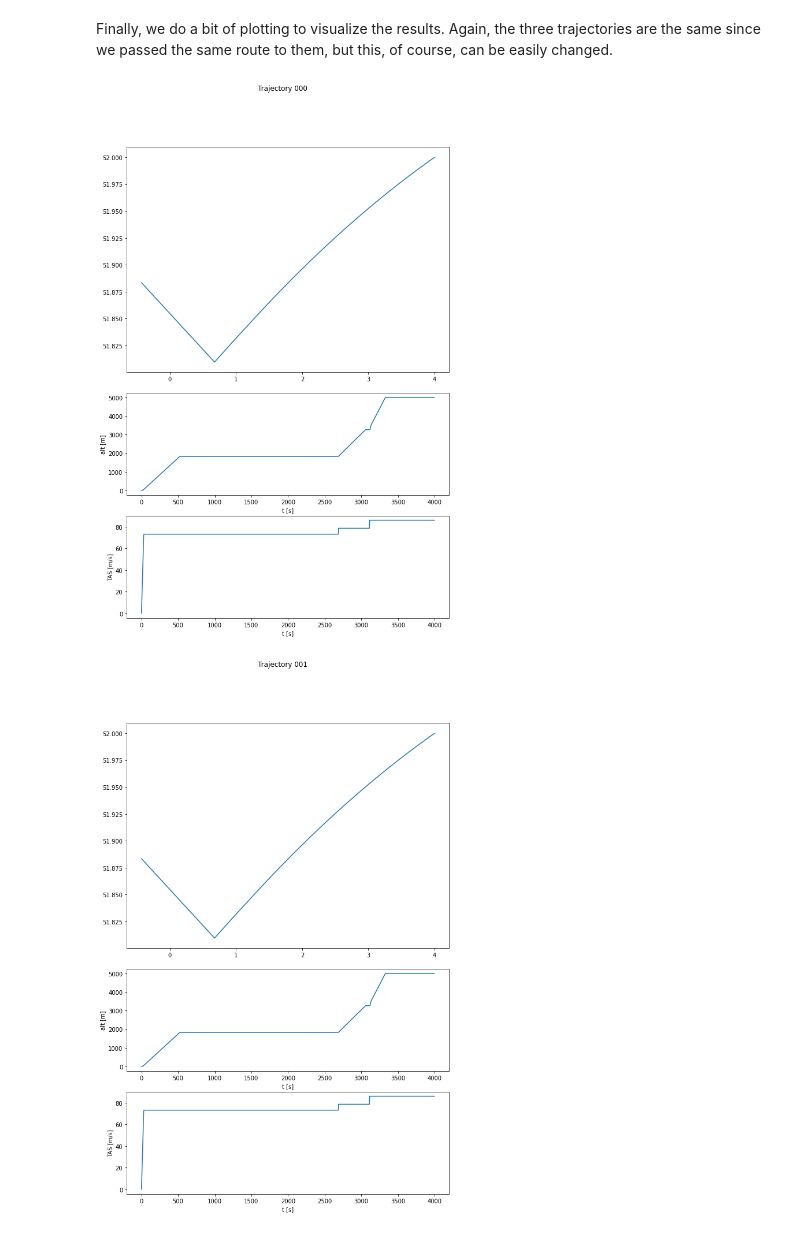
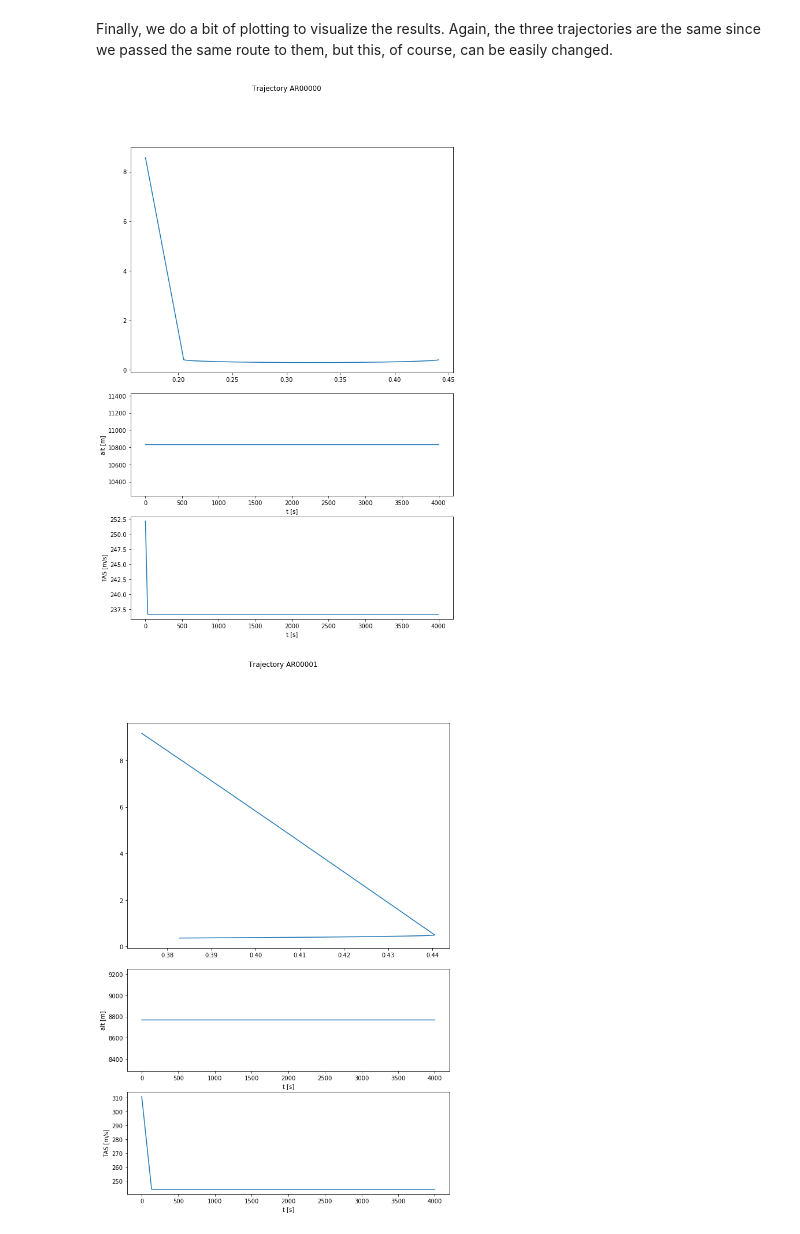
Before and after one commit to TUDelft-CNS-ATM/bluesky, a Jupyter notebook: docs/python_demo.ipynb, the cells around one changed output. Drawn from its saved outputs; the diff is of its cells as text; code cells hidden in the pictures.

```diff
--- a/docs/python_demo.ipynb
+++ b/docs/python_demo.ipynb
@@ -79,0 +18,10 @@ Writing cache: data/cache\py3\navdata.p
+# %%
+class ScreenDummy(ScreenIO):
+    """
+    Dummy class for the screen. Inherits from ScreenIO to make sure all the
+    necessary methods are there. This class is there to reimplement the echo
+    method so that console messages are printed.
+    """
+    def echo(self, text='', flags=0):
+        """Just print echo messages"""
+        print("BlueSky console:", text)
@@ -131,17 +87,14 @@ True
 # %% [markdown]
 Now that all our traffic has a route to fly, it's time to start the simulation.
 # %%
-# simulation time step
-bs.sim.simdt = 1
-
-# initial simulation time
-bs.sim.simt = 0
+# set simulation time step, and enable fast-time running
+bs.stack.stack('DT 1;FF')
 
 # we'll run the simulation for up to 4000 seconds
 t_max = 4000
 
-ntraf = traf.ntraf
-n_steps = t_max//bs.sim.simdt+1
+ntraf = bs.traf.ntraf
+n_steps = int(t_max + 1)
 t = np.linspace(0, t_max, n_steps)
 
 # allocate some empty arrays for the results
@@ -149,6 +102,8 @@ res = np.zeros((n_steps, 4, ntraf))
 
 # iteratively simulate the traffic
 for i in range(n_steps):
+    # Perform one step of the simulation
+    bs.sim.step()
 
     # save the results from the simulator in the results array,
     # here we keep the latitude, longitude, altitude and TAS
@@ -156,9 +111,3 @@ for i in range(n_steps):
                 bs.traf.lon,
                 bs.traf.alt,
                 bs.traf.tas]
-
-    # increment simulation time
-    bs.sim.simt += bs.sim.simdt
-
-    # let bluesky do one simulation step
-    traf.update()
@@ -167,24 +120,26 @@ Finally, we do a bit of plotting to visualize the results. Again, the three traj
 # %%
 # plot
 import matplotlib.pyplot as plt
 
-for idx in range(len(acids)):
+for idx, acid in enumerate(bs.traf.id):
     fig = plt.figure(figsize=(10, 15))
     ax1 = plt.subplot2grid((4, 1), (0, 0), rowspan=2)
     ax2 = plt.subplot2grid((4, 1), (2, 0))
     ax3 = plt.subplot2grid((4, 1), (3, 0))
 
     ax1.plot(res[:, 1, idx], res[:, 0, idx])
 
     ax2.plot(t, res[:, 2, idx])
     ax2.set_xlabel('t [s]')
     ax2.set_ylabel('alt [m]')
 
     ax3.plot(t, res[:, 3, idx])
     ax3.set_xlabel('t [s]')
     ax3.set_ylabel('TAS [m/s]')
 
-    fig.suptitle('Trajectory {}'.format(acids[idx]))
+    fig.suptitle(f'Trajectory {acid}')
+
+plt.show()
 # %% [output]
-[figure, old version]
+[figure, new version]
-[figure, old version]
+[figure, new version]
```
Also changed, not shown: parts of 11 cells of this notebook.
